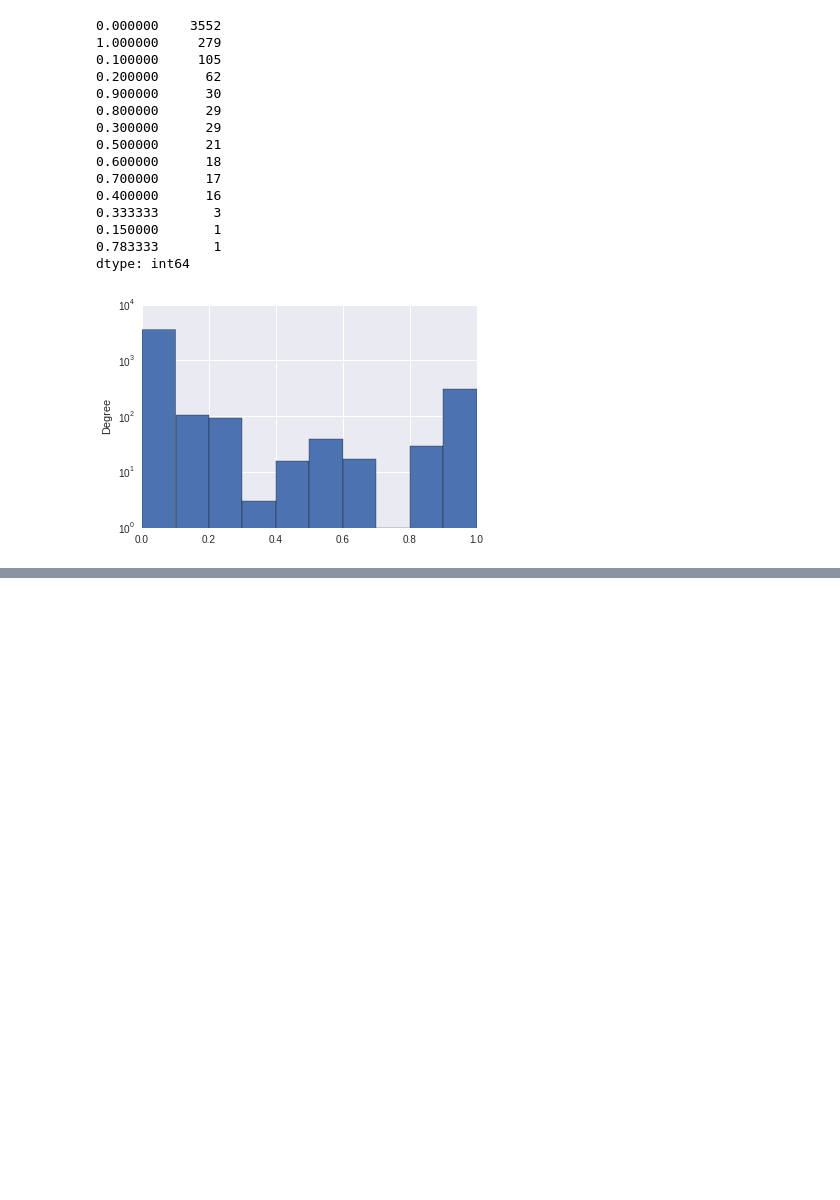
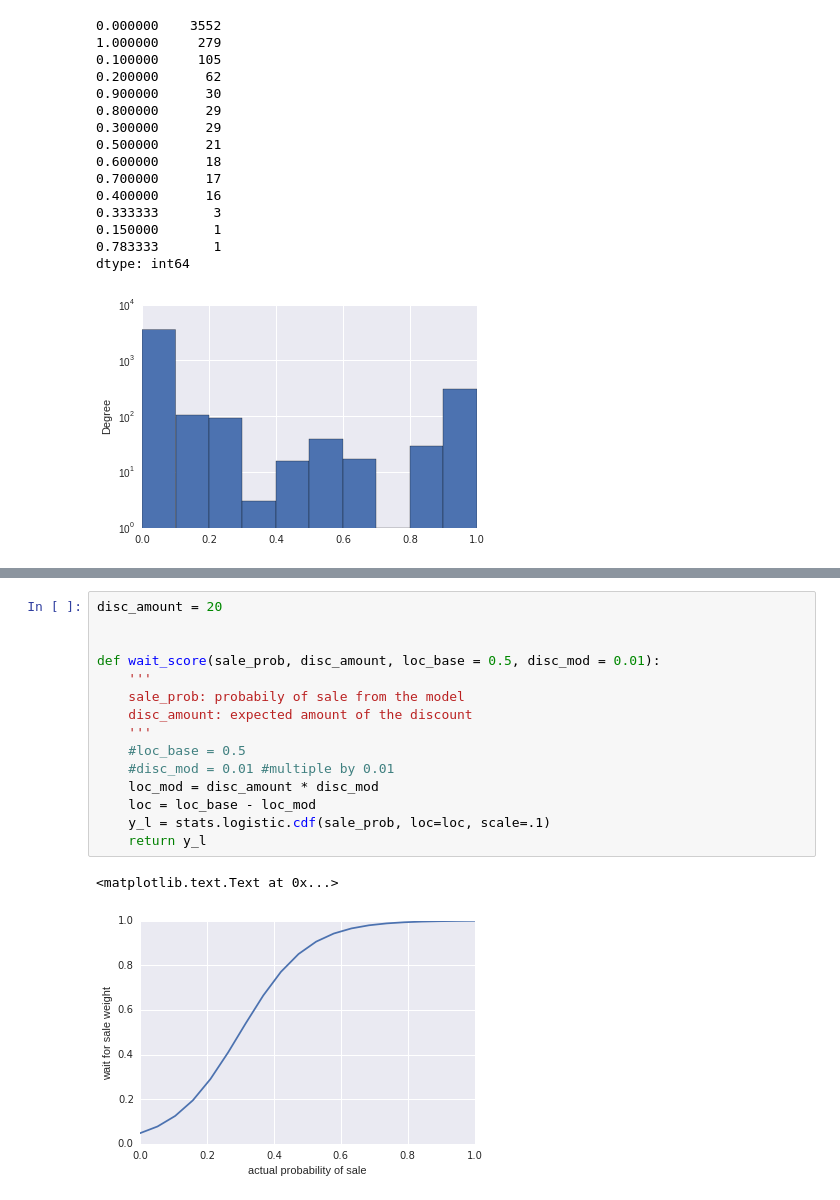
Before and after one commit to rbrackney/game_prices, a Jupyter notebook: data_analysis/purchase_recommender.ipynb, the cells around one changed output, grey strips where cells are left out. Cells and saved outputs as stored; diff of their text form; blank space fills up the shorter version.

```diff
--- a/data_analysis/purchase_recommender.ipynb
+++ b/data_analysis/purchase_recommender.ipynb
@@ -47,0 +98,18 @@ plt.plot(x,y_l)
+# %%
+disc_amount = 20
+
+
+def wait_score(sale_prob, disc_amount, loc_base = 0.5, disc_mod = 0.01):
+    '''
+    sale_prob: probabily of sale from the model
+    disc_amount: expected amount of the discount
+    '''
+    #loc_base = 0.5
+    #disc_mod = 0.01 #multiple by 0.01
+    loc_mod = disc_amount * disc_mod
+    loc = loc_base - loc_mod
+    y_l = stats.logistic.cdf(sale_prob, loc=loc, scale=.1)
+    return y_l
+# %% [output]
+<matplotlib.text.Text at 0x...>
+[figure, added]
```
Also changed, not shown: parts of 10 cells of this notebook, 1 other file.
